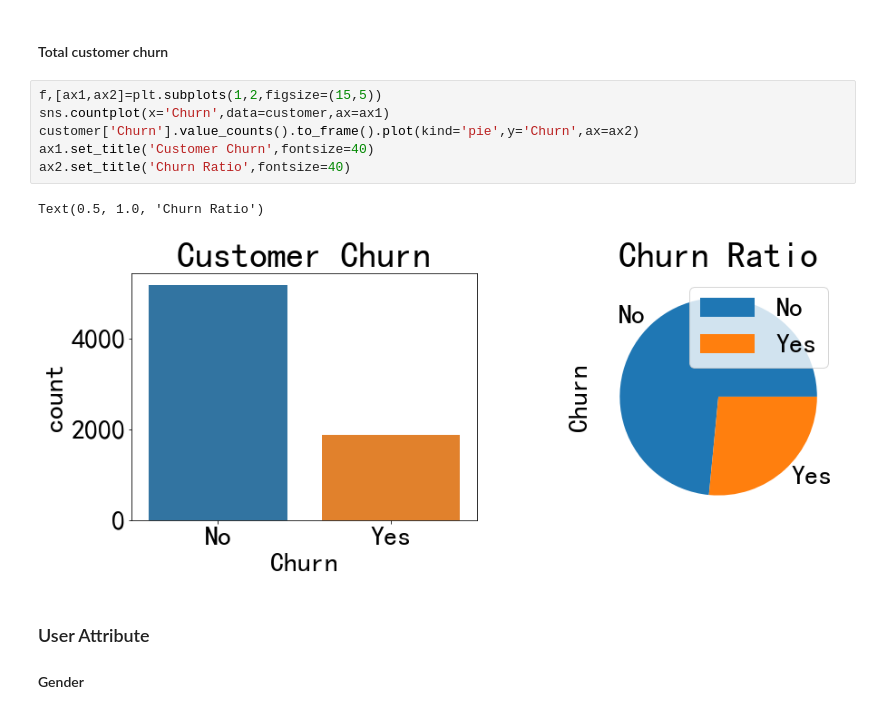
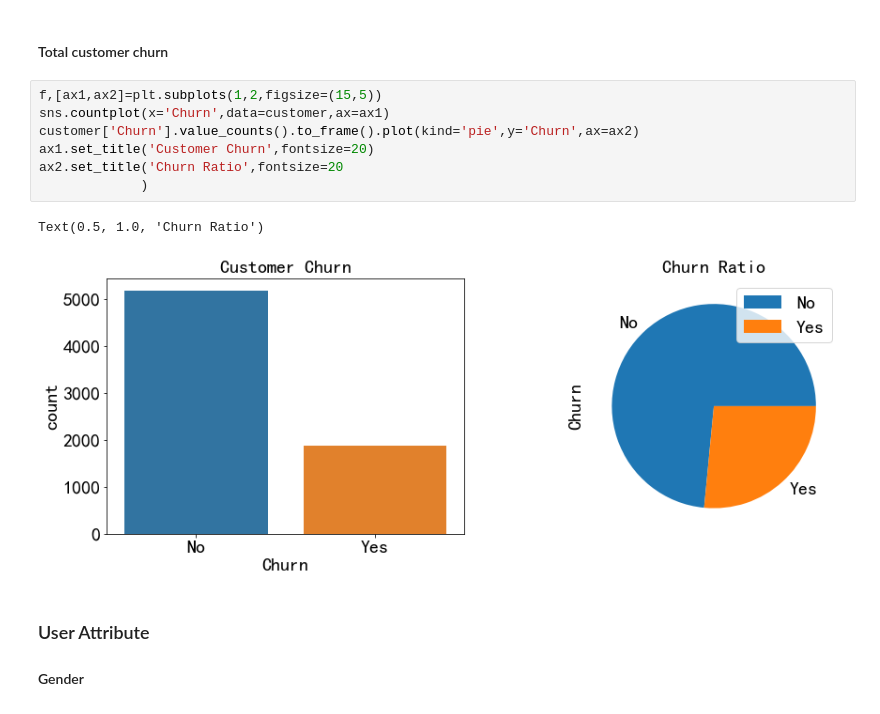
Before and after one commit to dada0804/Airbnb_User_Analysis, a Jupyter notebook: Telco_Customer_Churn/Telco Customer Churn.ipynb, the cells around one changed output. Saved outputs shown, nothing was run; the diff lists cells and outputs as text.

Commit message:
adjust fontsize

```diff
--- a/Telco_Customer_Churn/Telco Customer Churn.ipynb
+++ b/Telco_Customer_Churn/Telco Customer Churn.ipynb
@@ -75,12 +75,13 @@ We will use visualization to explore what may lead to customer churn.
 # %%
 f,[ax1,ax2]=plt.subplots(1,2,figsize=(15,5))
 sns.countplot(x='Churn',data=customer,ax=ax1)
 customer['Churn'].value_counts().to_frame().plot(kind='pie',y='Churn',ax=ax2)
-ax1.set_title('Customer Churn',fontsize=40)
-ax2.set_title('Churn Ratio',fontsize=40)
+ax1.set_title('Customer Churn',fontsize=20)
+ax2.set_title('Churn Ratio',fontsize=20
+             )
 # %% [output]
 Text(0.5, 1.0, 'Churn Ratio')
-[figure, old version]
+[figure, new version]
 # %% [markdown]
 ### User Attribute
 #### Gender
```
Also changed, not shown: parts of 13 cells of this notebook.
